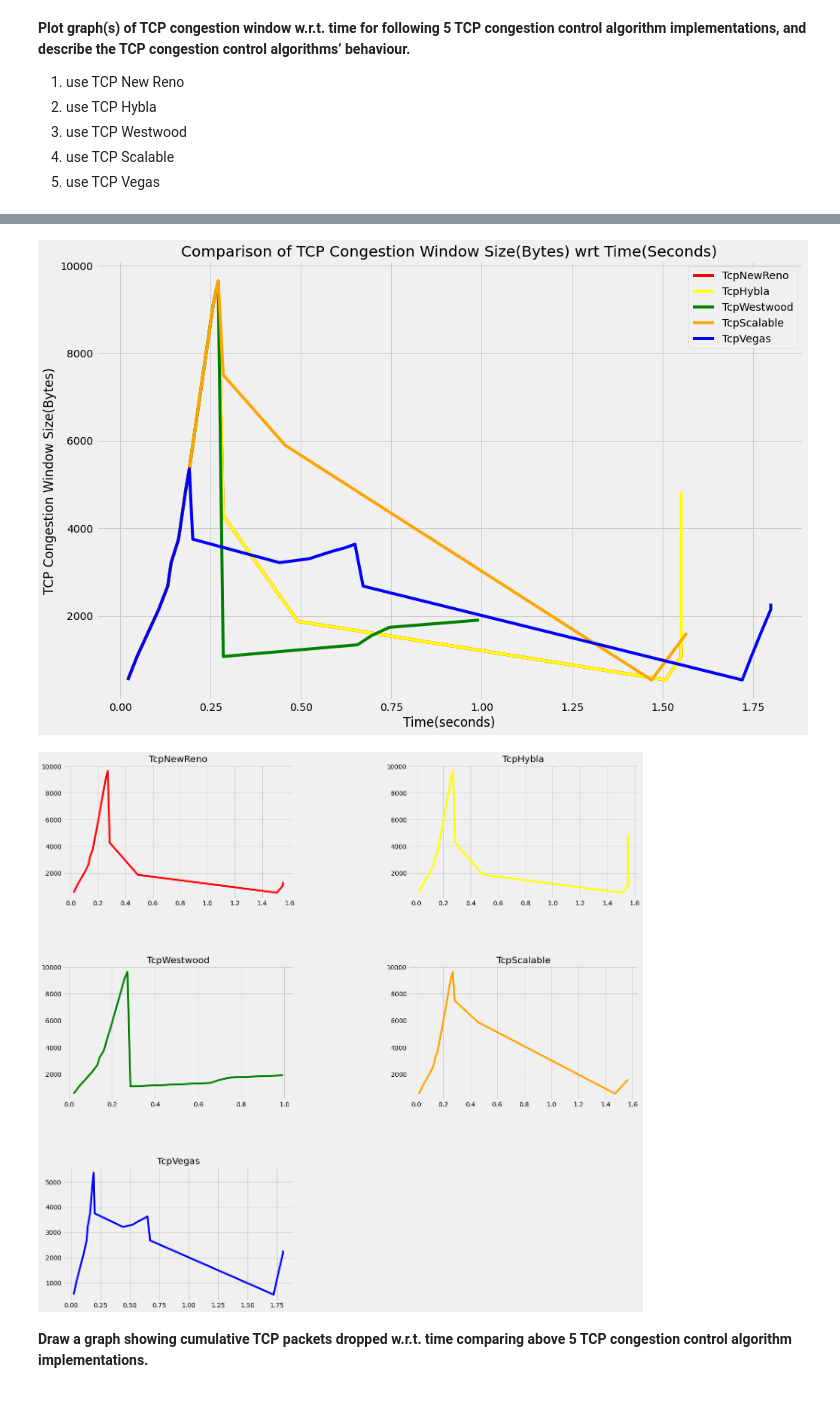
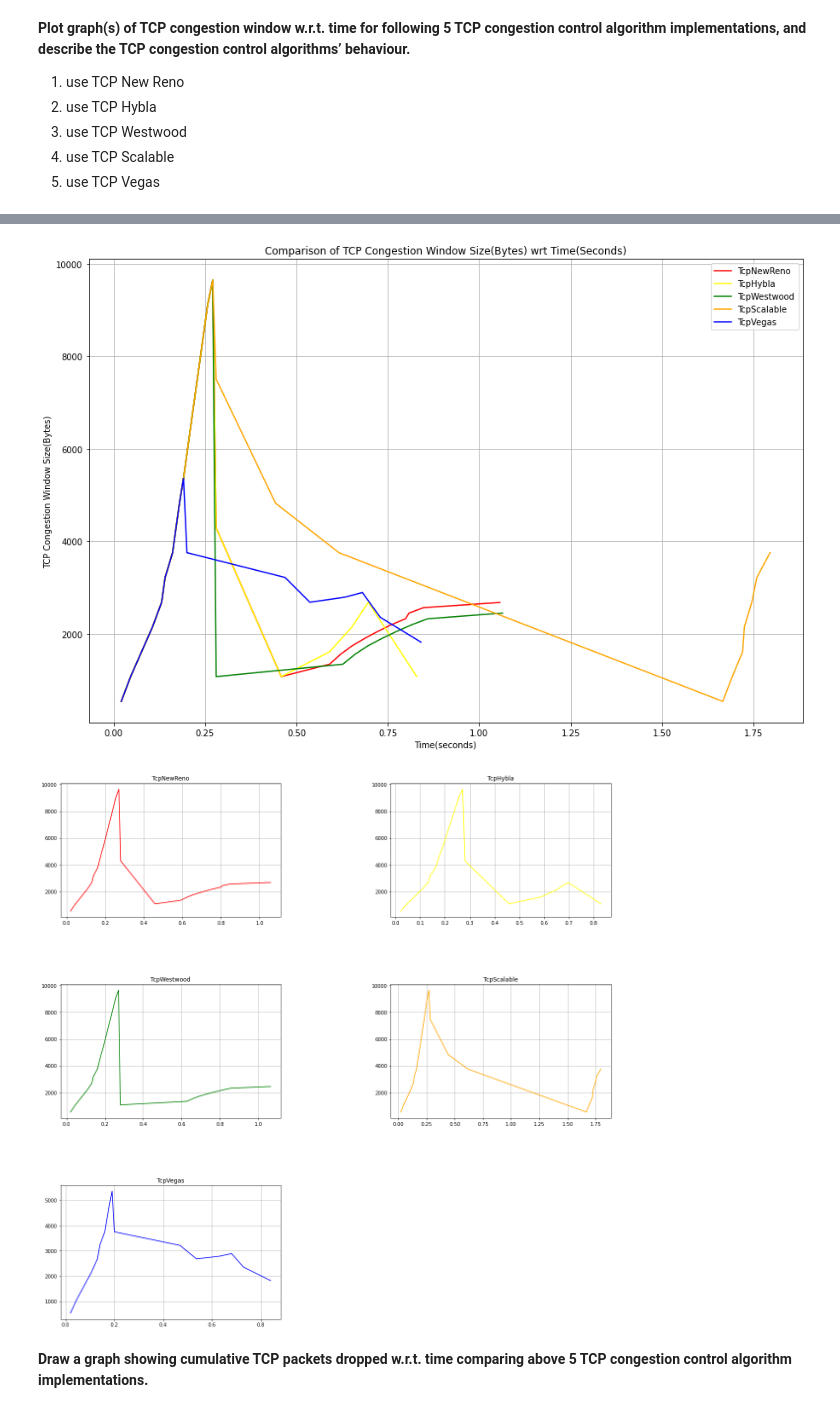
Before and after one commit to vivek0464/Network-Simulation-Using-ns-3, a Jupyter notebook: Python and Jupytor Notebook to generate Graphs/Assignment_4.ipynb, the cells around one changed output, grey strips where cells are left out. Cells and saved outputs as stored; diff of their text form; code cells hidden in the pictures.

```diff
--- a/Python and Jupytor Notebook to generate Graphs/Assignment_4.ipynb
+++ b/Python and Jupytor Notebook to generate Graphs/Assignment_4.ipynb
@@ -43,7 +43,7 @@ Saving outputcwnd.csv to outputcwnd (2).csv
 import matplotlib.pyplot as plt
 plt.rcParams["figure.figsize"] = (15,10)
 
-data = pd.read_csv("outputcwnd.csv")
+data = pd.read_csv("output_cwnd.csv")
 xaxes = data['Time']
 TcpNewReno = data['TcpNewReno']
 TcpHybla = data['TcpHybla']
@@ -61,35 +61,42 @@ plt.xlabel('Time(seconds)')
 plt.ylabel('TCP Congestion Window Size(Bytes)')
 plt.legend()
 plt.title('Comparison of TCP Congestion Window Size(Bytes) wrt Time(Seconds)')
+plt.grid()
 plt.show()
 # %% [output]
-[figure, old version]
+[figure, new version]
 # %%
 # Plot all the curves independently
 
 fig = plt.figure(figsize=[20,20])
 plt1 = fig.add_subplot(321)
 plt2 = fig.add_subplot(322)
 plt3 = fig.add_subplot(323)
 plt4 = fig.add_subplot(324)
 plt5 = fig.add_subplot(325)
 
 plt1.plot(xaxes,TcpNewReno,color='red')
 plt2.plot(xaxes,TcpHybla,color='yellow')
 plt3.plot(xaxes,TcpWestwood,color='green')
 plt4.plot(xaxes,TcpScalable,color='orange')
 plt5.plot(xaxes,TcpVegas,color='blue')
 
 plt1.set_title('TcpNewReno')
 plt2.set_title('TcpHybla')
 plt3.set_title('TcpWestwood')
 plt4.set_title('TcpScalable')
 plt5.set_title('TcpVegas')
 
+plt1.grid()
+plt2.grid()
+plt3.grid()
+plt4.grid()
+plt5.grid()
+
 fig.subplots_adjust(hspace=.5,wspace=0.5)
 fig.show()
 # %% [output]
-[figure, old version]
+[figure, new version]
 # %% [markdown]
 **Draw a graph showing cumulative TCP packets dropped w.r.t. time comparing above 5 TCP congestion
 control algorithm implementations.**
```
Also changed, not shown: parts of 7 cells of this notebook, 39 other files.
